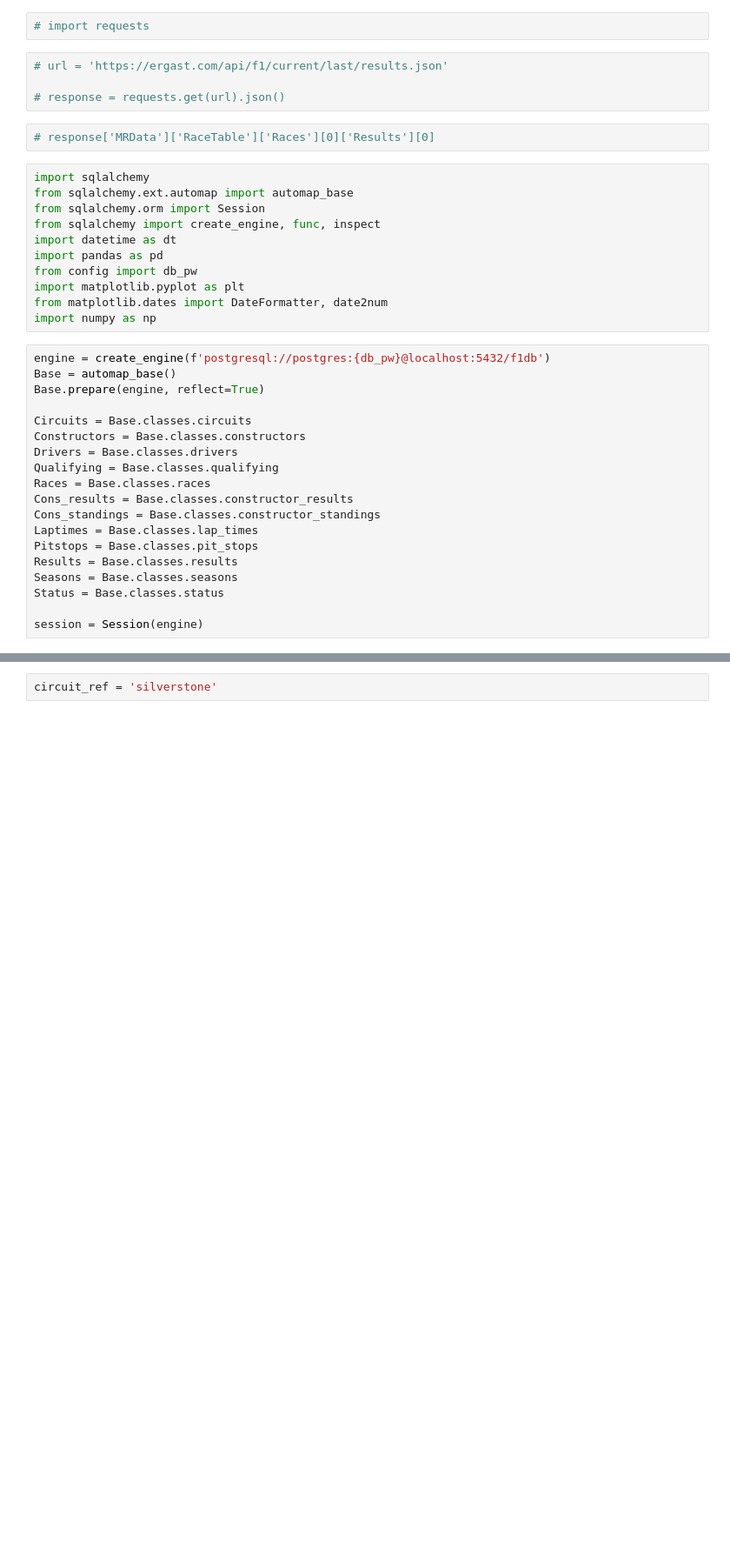
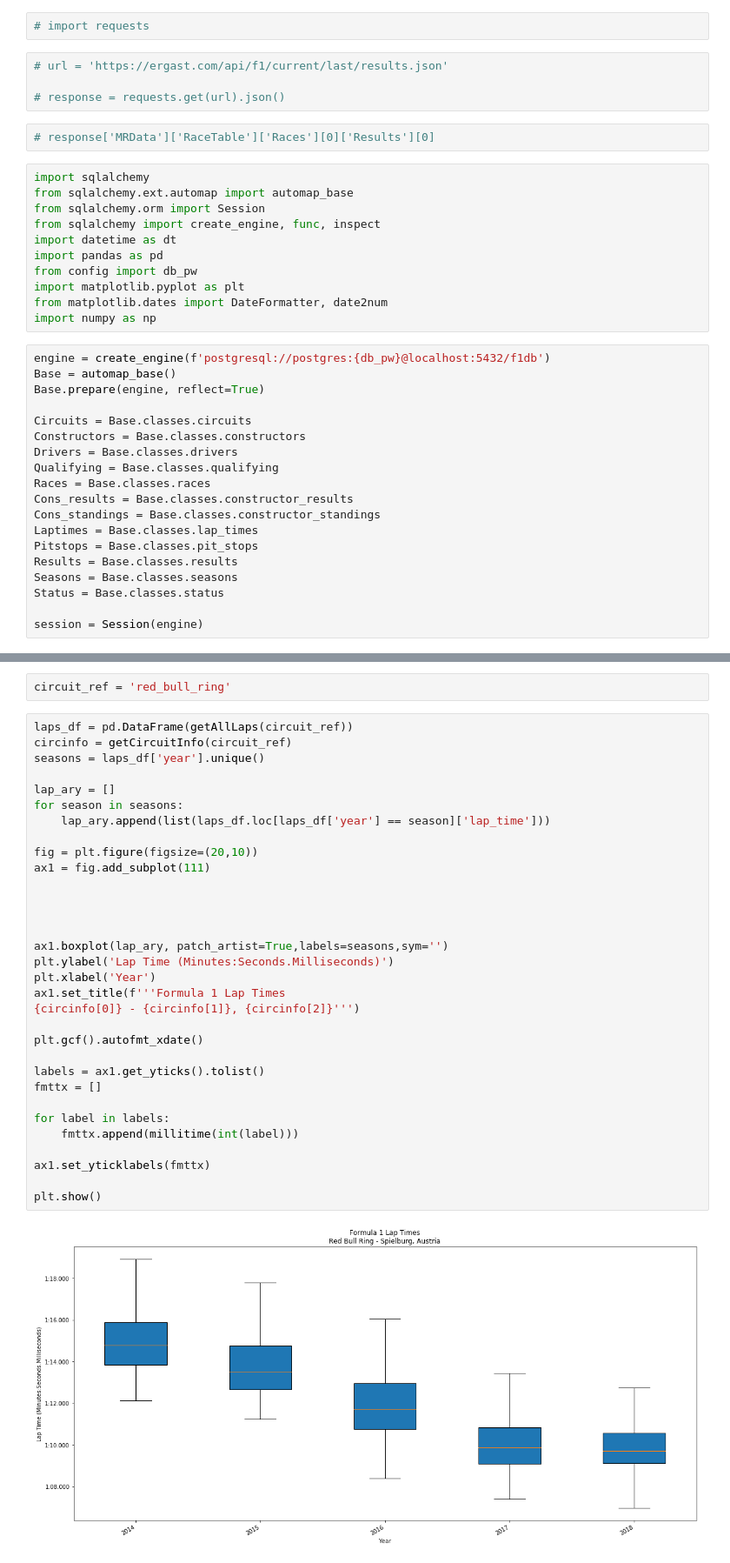
Before and after one commit to HeyMikeMarshall/visualformulaone, a Jupyter notebook: notebooks/Untitled.ipynb, the cells around one changed output, grey strips where cells are left out. Shown at 87% size. Drawn from its saved outputs; the diff is of its cells as text; blank space fills up the shorter version.

```diff
--- a/notebooks/Untitled.ipynb
+++ b/notebooks/Untitled.ipynb
@@ -81,2 +103,36 @@ def getFastLaps(circuit_ref):
 # %%
-circuit_ref = 'silverstone'
+circuit_ref = 'red_bull_ring'
+# %%
+laps_df = pd.DataFrame(getAllLaps(circuit_ref))
+circinfo = getCircuitInfo(circuit_ref)
+seasons = laps_df['year'].unique()
+
+lap_ary = []
+for season in seasons:
+    lap_ary.append(list(laps_df.loc[laps_df['year'] == season]['lap_time']))
+
+fig = plt.figure(figsize=(20,10))
+ax1 = fig.add_subplot(111)
+
+
+
+
+ax1.boxplot(lap_ary, patch_artist=True,labels=seasons,sym='')
+plt.ylabel('Lap Time (Minutes:Seconds.Milliseconds)')
+plt.xlabel('Year')
+ax1.set_title(f'''Formula 1 Lap Times
+{circinfo[0]} - {circinfo[1]}, {circinfo[2]}''')
+
+plt.gcf().autofmt_xdate()
+
+labels = ax1.get_yticks().tolist()
+fmttx = []
+
+for label in labels:
+    fmttx.append(millitime(int(label)))
+
+ax1.set_yticklabels(fmttx)
+
+plt.show()
+# %% [output]
+[figure, added]
```
Also changed, not shown: parts of 5 cells of this notebook, 7 other files.
